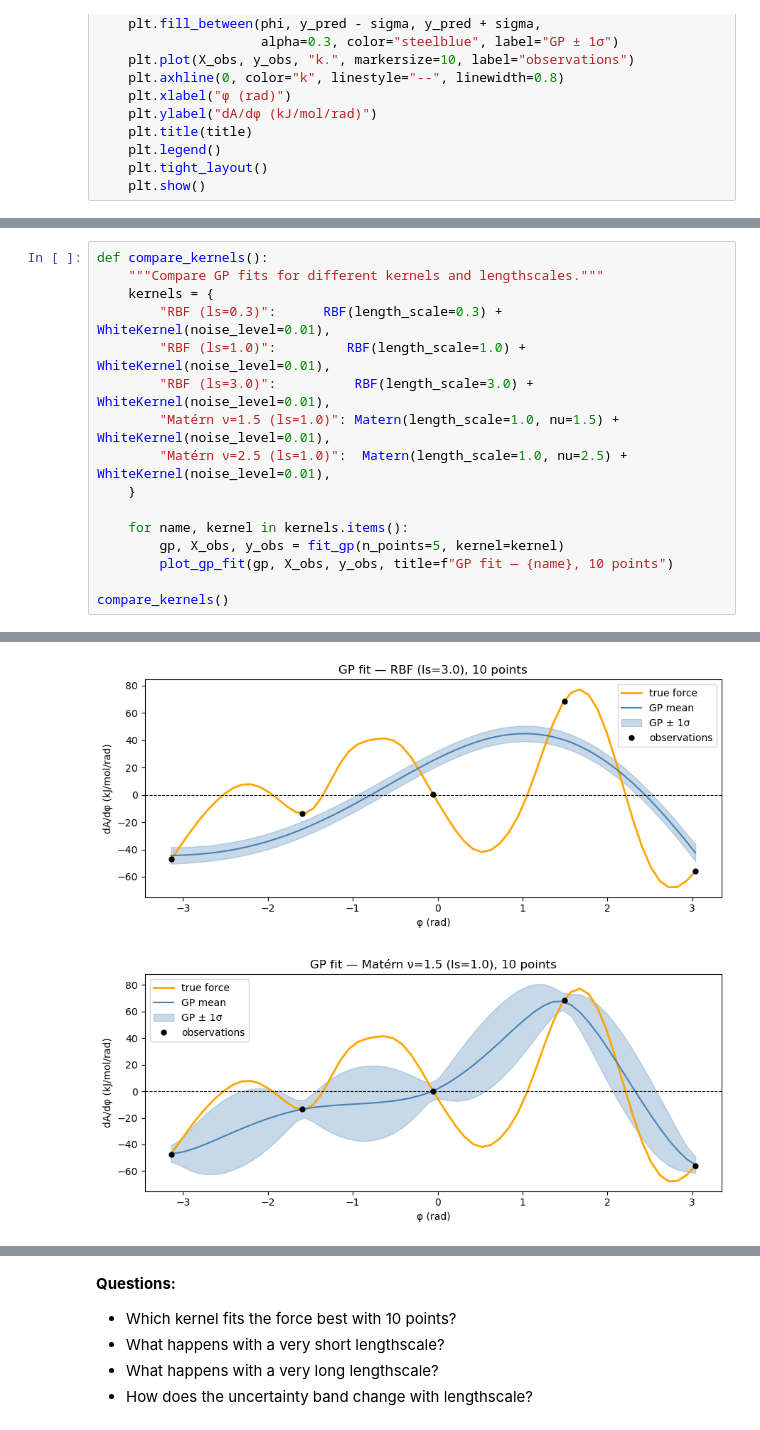
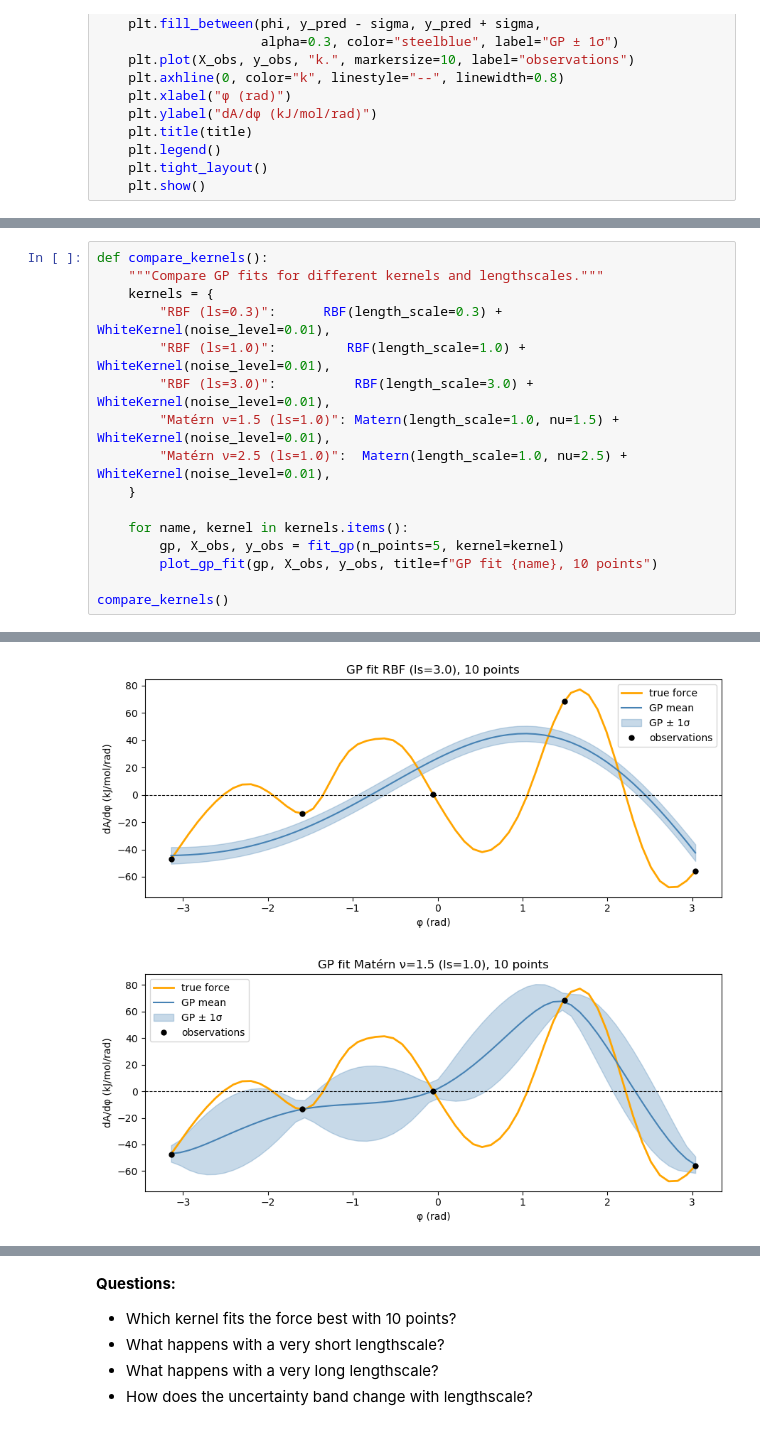
Before and after one commit to computational-chemistry-uva/BUQ, a Jupyter notebook: tutorials/01_bo_adipep_phi_solutions.ipynb, the cells around one changed output, grey strips where cells are left out. Saved outputs shown, nothing was run; the diff lists cells and outputs as text.

```diff
--- a/tutorials/01_bo_adipep_phi_solutions.ipynb
+++ b/tutorials/01_bo_adipep_phi_solutions.ipynb
@@ -218,7 +217,7 @@ def compare_kernels():
 
     for name, kernel in kernels.items():
         gp, X_obs, y_obs = fit_gp(n_points=5, kernel=kernel)
-        plot_gp_fit(gp, X_obs, y_obs, title=f"GP fit — {name}, 10 points")
+        plot_gp_fit(gp, X_obs, y_obs, title=f"GP fit {name}, 10 points")
 
 compare_kernels()
 # %% [output]
@@ -227,2 +226,2 @@ compare_kernels()
-[figure, old version]
+[figure, new version]
-[figure, old version]
+[figure, new version]
```
Also changed, not shown: parts of 15 cells of this notebook, 1 other file.
